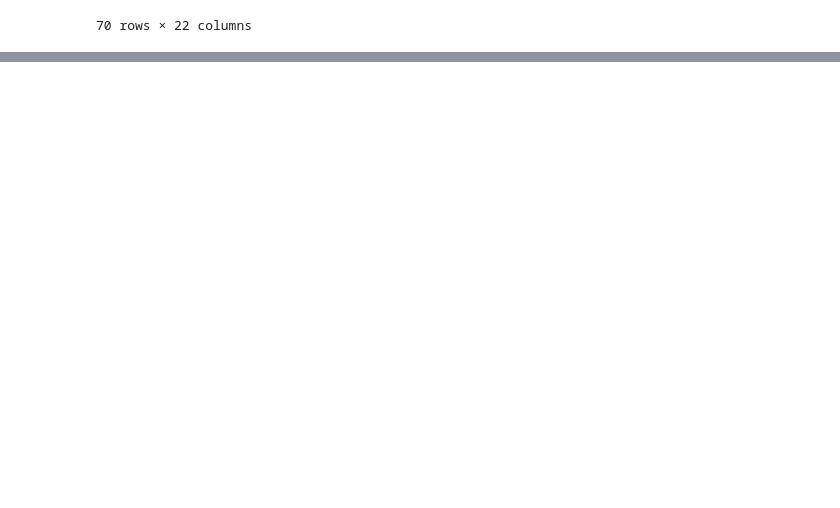
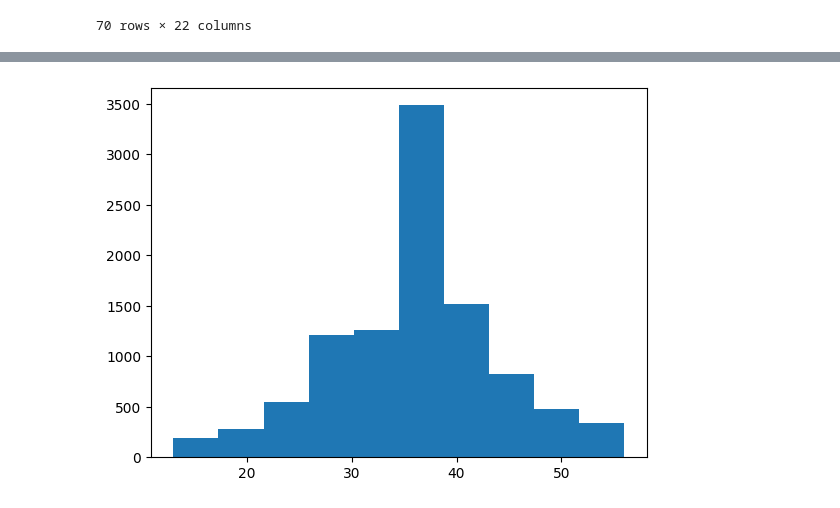
Before and after one commit to Anna-Roman/practical-python-for-data-professionals-4358485, a Jupyter notebook: data/cleaning_data.ipynb, the cells around one changed output, grey strips where cells are left out. Cells and saved outputs as stored; diff of their text form; code cells hidden in the pictures; blank space fills up the shorter version.

```diff
--- a/data/cleaning_data.ipynb
+++ b/data/cleaning_data.ipynb
@@ -178,0 +222,4 @@ data[data['Customer_Age']==30]
+# %%
+plt.hist(data['Months_on_book']);
+# %% [output]
+[figure, added]
```
Also changed, not shown: parts of 44 cells of this notebook.
